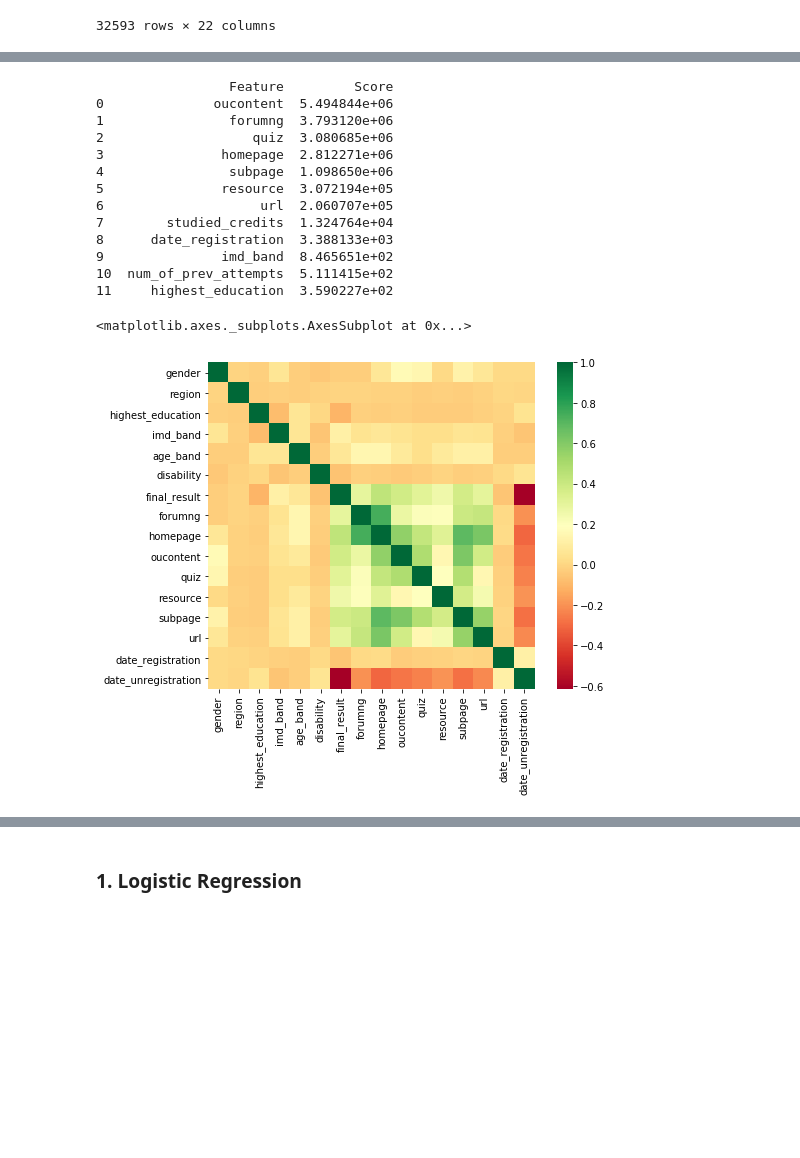
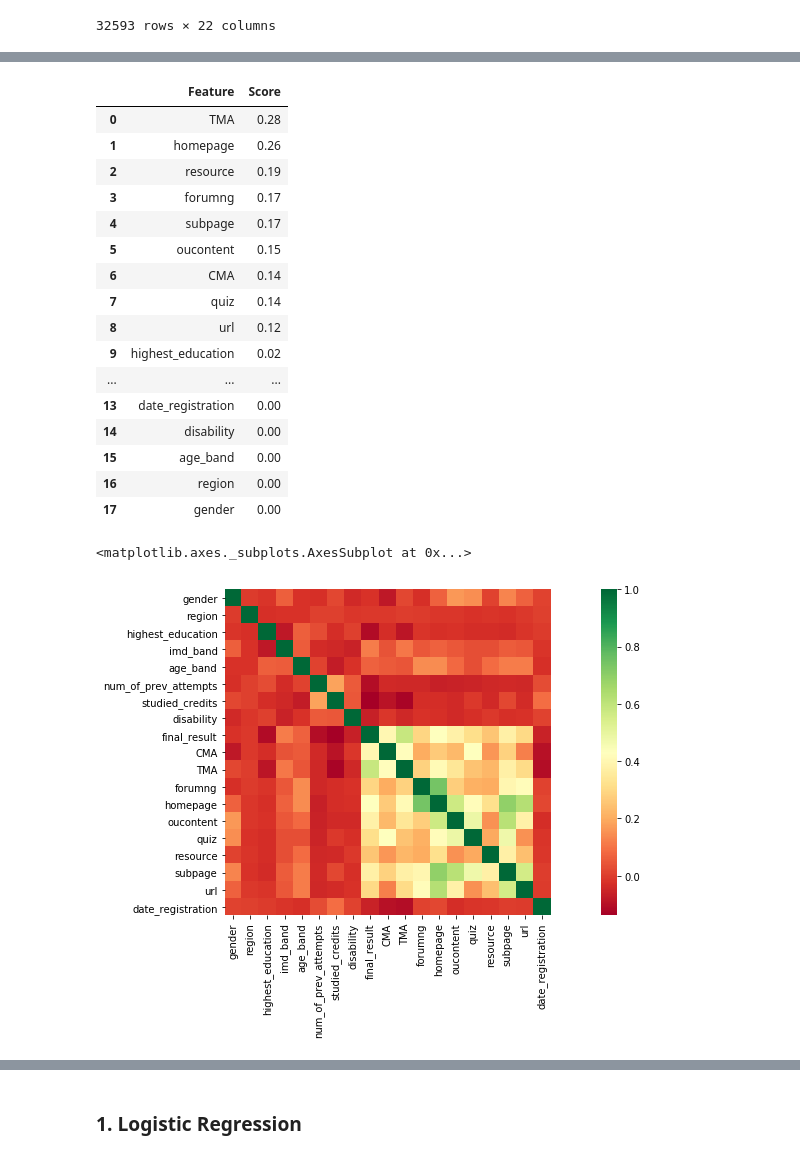
Before and after one commit to juansimon27/oula-dataset, a Jupyter notebook: data_modeling.ipynb, the cells around one changed output, grey strips where cells are left out. Cells and saved outputs as stored; diff of their text form; code cells hidden in the pictures; blank space fills up the shorter version.

Commit message:
Improved model performance

```diff
--- a/data_modeling.ipynb
+++ b/data_modeling.ipynb
@@ -161,0 +286,8 @@ memory usage: 5.7+ MB
+# %%
+# Replace NaN values in imd_band with the mode 20-30%
+
+df_model["imd_band"] = df_model["imd_band"].str.replace(r'%', '')
+df_model["imd_band"].fillna("20-30", inplace=True)
+df_model.fillna(value=0, inplace=True)
+df_model["date_registration"] = df_model["date_registration"].abs()
+df_model.info()
@@ -193,0 +314,21 @@ df_train
+# %%
+from sklearn import preprocessing
+from sklearn.feature_selection import SelectKBest, chi2, f_classif, mutual_info_classif
+
+def feature_encoder(df, features):
+    label_encoder = preprocessing.LabelEncoder()
+    for col in features:
+        df[col] = label_encoder.fit_transform(df[col])
+    return df
+# %%
+category_features = ["gender", "region", "highest_education", "imd_band", "age_band", "disability"]
+numerical_features = ["CMA", "TMA", "forumng", "homepage", "oucontent",
+                      "quiz", "resource", "subpage", "url"]
+target_label = "final_result"
+
+encoded_features = feature_encoder(df_model, category_features)
+
+results_classifier = lambda x: 1 if x == 'Pass' or x == 'Distinction' else 0
+encoded_features["final_result"] = encoded_features["final_result"].apply(results_classifier)
+
+encoded_features
@@ -242,35 +351,39 @@ for col in df_train.columns:
 # %%
-to_drop = ["tma", "date_unregistration", "final_result"]
+to_drop = ["code_module", "code_presentation", "id_student"]
 
-X = df_train.drop(to_drop, axis=1)
-y = df_train["final_result"]
+X = encoded_features.loc[:,"gender":].drop("final_result", axis="columns")
+y = encoded_features["final_result"]
 
-best_features = SelectKBest(score_func=chi2, k=12)
+best_features = SelectKBest(score_func=mutual_info_classif, k=18)
 fit = best_features.fit(X, y)
 df_scores = pd.DataFrame(fit.scores_)
 df_columns = pd.DataFrame(X.columns)
 
 # Concat two dataframes for better visualization
-feature_scores = pd.concat([df_columns, df_scores], axis=1)
+feature_scores = pd.concat([df_columns, df_scores], axis="columns")
 feature_scores.columns = ['Feature','Score']
 
 # Comparing methods: SelectKBest and Heatmap Correlation Matrix
-print(feature_scores.nlargest(12,'Score').reset_index(drop=True))
-plt.figure(figsize=[8, 6])
-sns.heatmap(df_train.drop(to_drop[:1], axis=1).corr(), square=True, cmap='RdYlGn')
+display(feature_scores.nlargest(18,'Score').reset_index(drop=True))
+plt.figure(figsize=[18, 6])
+sns.heatmap(encoded_features.loc[:,"gender":].corr(), square=True, cmap='RdYlGn')
 # %% [output]
+|  | Feature | Score |
+| 0 | TMA | 0.28 |
+| 1 | homepage | 0.26 |
+| 2 | resource | 0.19 |
+| 3 | forumng | 0.17 |
+| 4 | subpage | 0.17 |
+| 5 | oucontent | 0.15 |
+| 6 | CMA | 0.14 |
+| 7 | quiz | 0.14 |
+| 8 | url | 0.12 |
+| 9 | highest_education | 0.02 |
+| ... | ... | ... |
+| 13 | date_registration | 0.00 |
+| 14 | disability | 0.00 |
+| 15 | age_band | 0.00 |
+| 16 | region | 0.00 |
+| 17 | gender | 0.00 |
-                 Feature         Score
-0              oucontent  5.494844e+06
-1                forumng  3.793120e+06
-2                   quiz  3.080685e+06
-3               homepage  2.812271e+06
-4                subpage  1.098650e+06
-5               resource  3.072194e+05
-6                    url  2.060707e+05
-7        studied_credits  1.324764e+04
-8      date_registration  3.388133e+03
-9               imd_band  8.465651e+02
-10  num_of_prev_attempts  5.111415e+02
-11     highest_education  3.590227e+02
+<matplotlib.axes._subplots.AxesSubplot at 0x...>
-<matplotlib.axes._subplots.AxesSubplot at 0x...>
-[figure, old version]
+[figure, new version]
```
Also changed, not shown: parts of 46 cells of this notebook.
